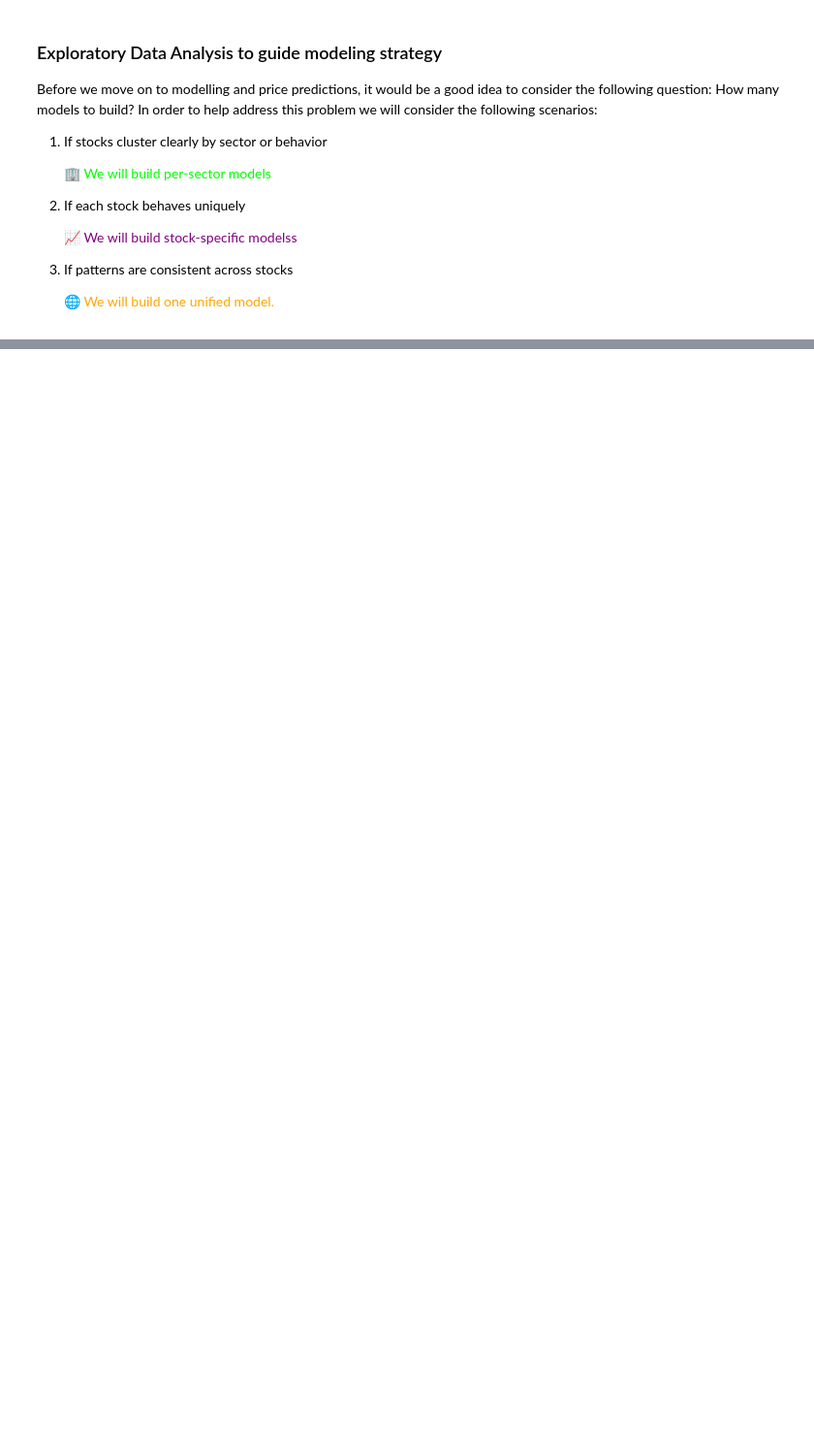
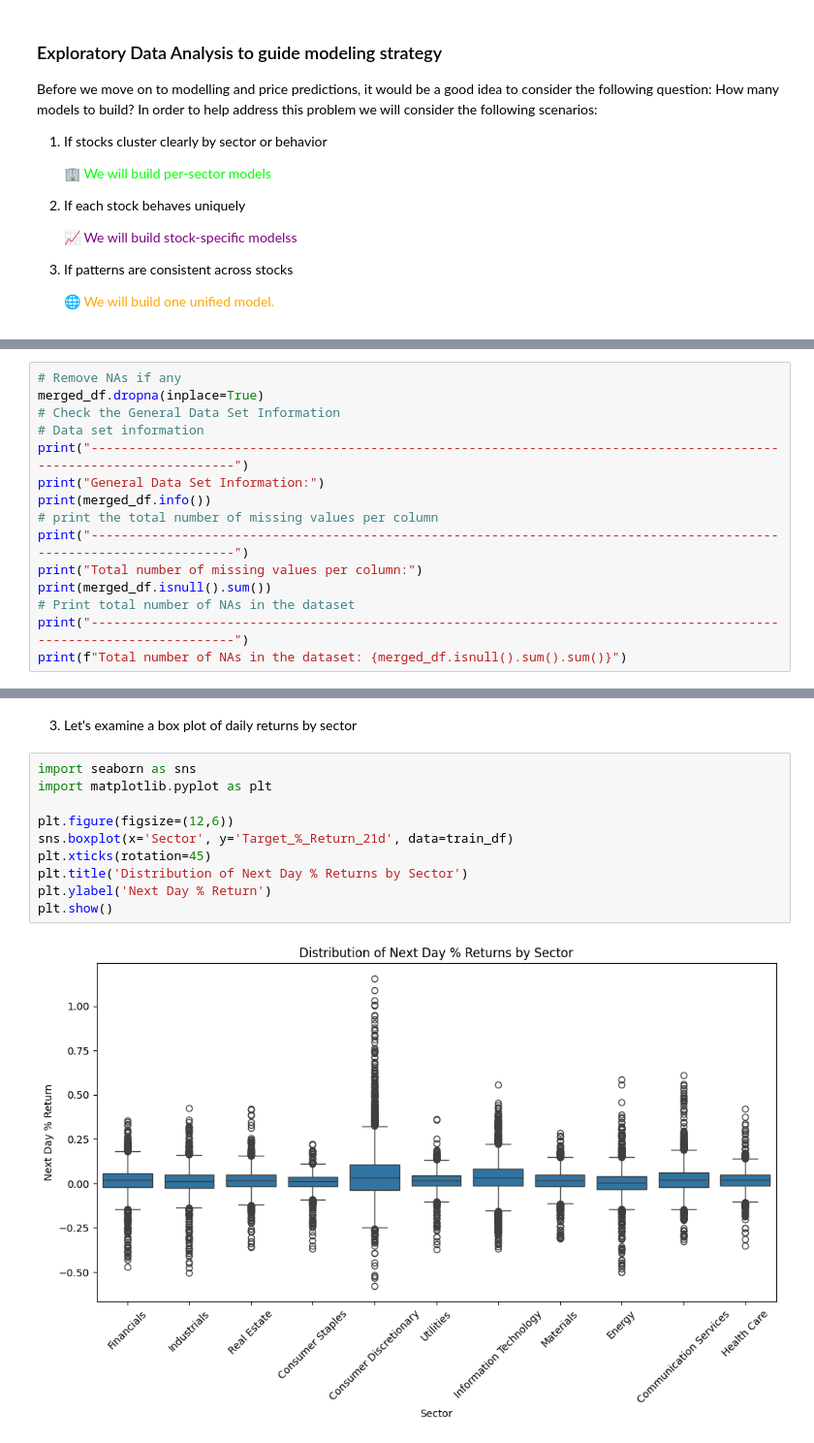
Before and after one commit to beatusia/stock-price-predictor, a Jupyter notebook: notebooks/01_EDA.ipynb, the cells around one changed output, grey strips where cells are left out. Shown at 97% size. Saved outputs shown, nothing was run; the diff lists cells and outputs as text; blank space fills up the shorter version.

```diff
--- a/notebooks/01_EDA.ipynb
+++ b/notebooks/01_EDA.ipynb
@@ -135,0 +184,15 @@ List of features (10 per line):
+# %%
+# Remove NAs if any
+merged_df.dropna(inplace=True)
+# Check the General Data Set Information
+# Data set information
+print("---------------------------------------------------------------------------------------------------------------------")
+print("General Data Set Information:")
+print(merged_df.info())
+# print the total number of missing values per column
+print("---------------------------------------------------------------------------------------------------------------------")
+print("Total number of missing values per column:")
+print(merged_df.isnull().sum())
+# Print total number of NAs in the dataset
+print("---------------------------------------------------------------------------------------------------------------------")
+print(f"Total number of NAs in the dataset: {merged_df.isnull().sum().sum()}")
@@ -207,0 +417,14 @@ ValueError: Mime type rendering requires nbformat>=4.2.0 but it is not installed
+# %% [markdown]
+3. Let's examine a box plot of daily returns by sector
+# %%
+import seaborn as sns
+import matplotlib.pyplot as plt
+
+plt.figure(figsize=(12,6))
+sns.boxplot(x='Sector', y='Target_%_Return_21d', data=train_df)
+plt.xticks(rotation=45)
+plt.title('Distribution of Next Day % Returns by Sector')
+plt.ylabel('Next Day % Return')
+plt.show()
+# %% [output]
+[figure, added]
```
Also changed, not shown: parts of 83 cells of this notebook, 5 other files.
